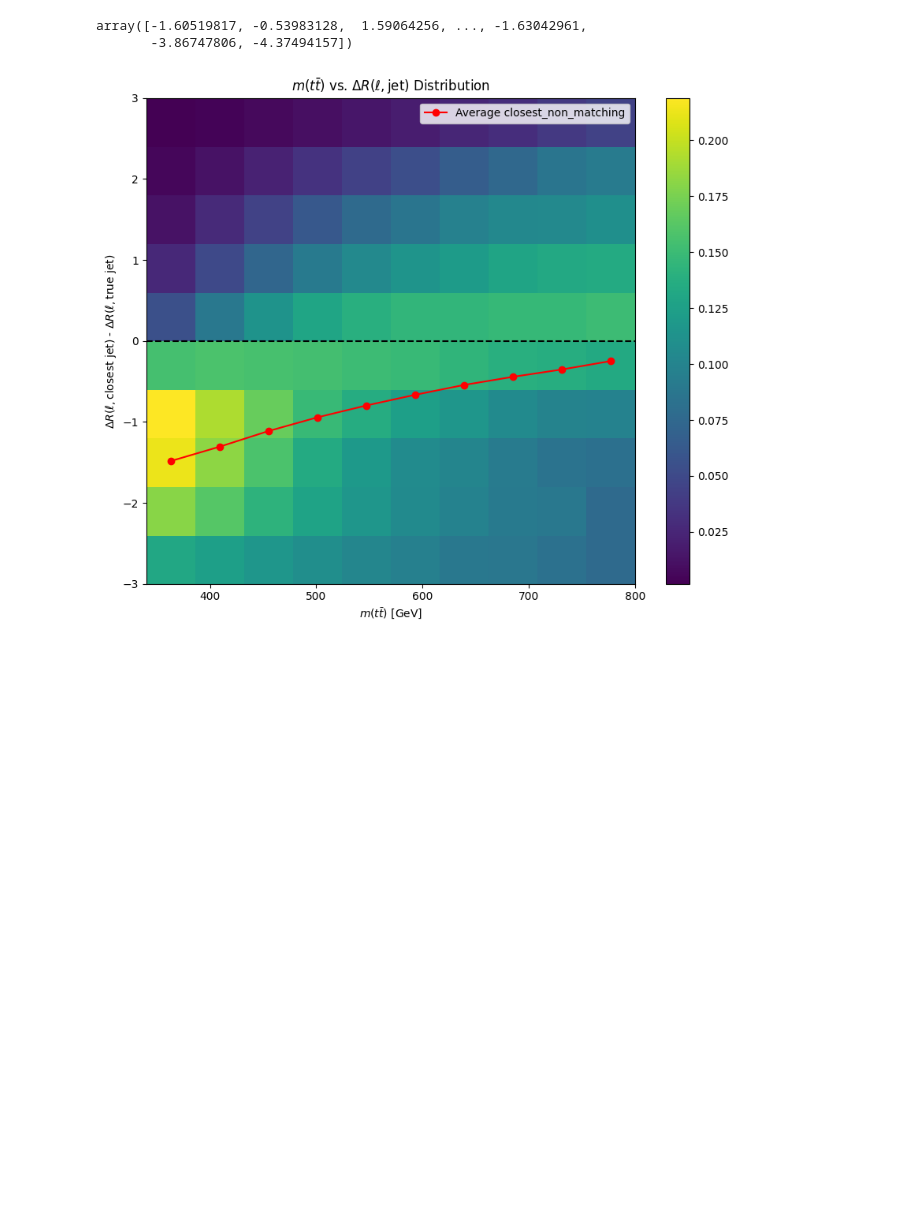
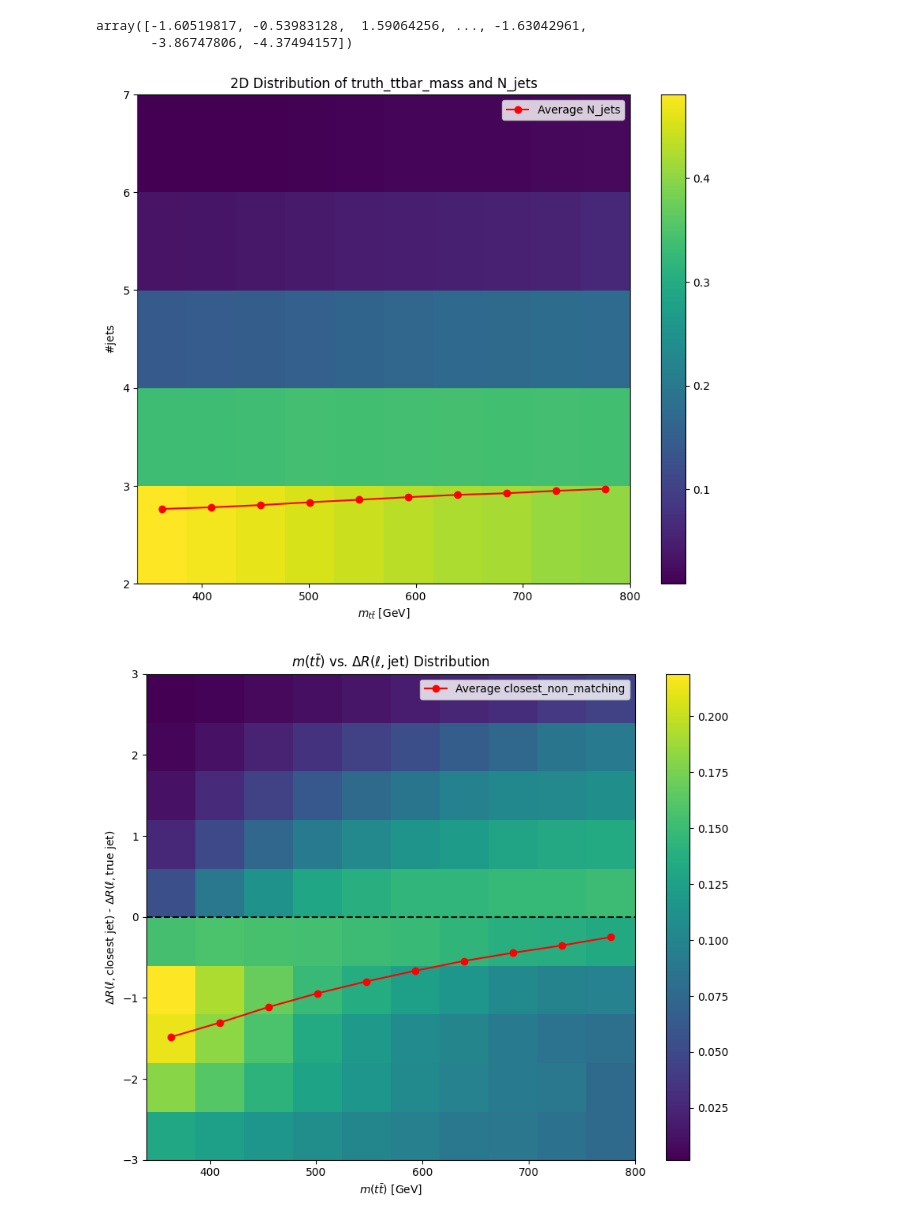
Before and after one commit to simi216/mva-trainer, a Jupyter notebook: notebooks/Feature_plotting.ipynb, the cells around one changed output. Drawn from its saved outputs; the diff is of its cells as text; code cells hidden in the pictures; blank space fills up the shorter version.

```diff
--- a/notebooks/Feature_plotting.ipynb
+++ b/notebooks/Feature_plotting.ipynb
@@ -73,6 +104,18 @@ DataProcessor.get_feature_data("custom", "closest_non_matching")
 # %% [output]
 array([-1.60519817, -0.53983128,  1.59064256, ..., -1.63042961,
        -3.86747806, -4.37494157])
+# %%
+fig, ax = data_plotter.plot_2d_feature_distribution("non_training", "truth_ttbar_mass", "non_training", "N_jets", plot_average = True,normalise="x", bins=[10, 5], range =[[340e3, 800e3],[2, 7]])
+x_ticks = ax.get_xticks()
+x_tick_labels = [f"{int(x/1e3)}" for x in x_ticks]
+ax.set_xticks(x_ticks)
+ax.set_xlim(340e3, 800e3)
+ax.set_xticklabels(x_tick_labels)
+ax.set_xlabel(r"$m_{t\bar{t}}$ [GeV]")
+ax.set_ylabel(r"$\#\text{jets}$")
+fig.savefig(PLOTS_DIR + "N_jets_vs_ttbar_mass.png")
+# %% [output]
+[figure, added]
 # %%
 fig, ax = data_plotter.plot_2d_feature_distribution("non_training", "truth_ttbar_mass", "custom", "closest_non_matching", plot_average=True,normalise="x", bins=10, range =[[340e3, 800e3],[-3, 3]], density = True)
 x_ticks = ax.get_xticks()
```
Also changed, not shown: parts of 6 cells of this notebook, 20 other files.
